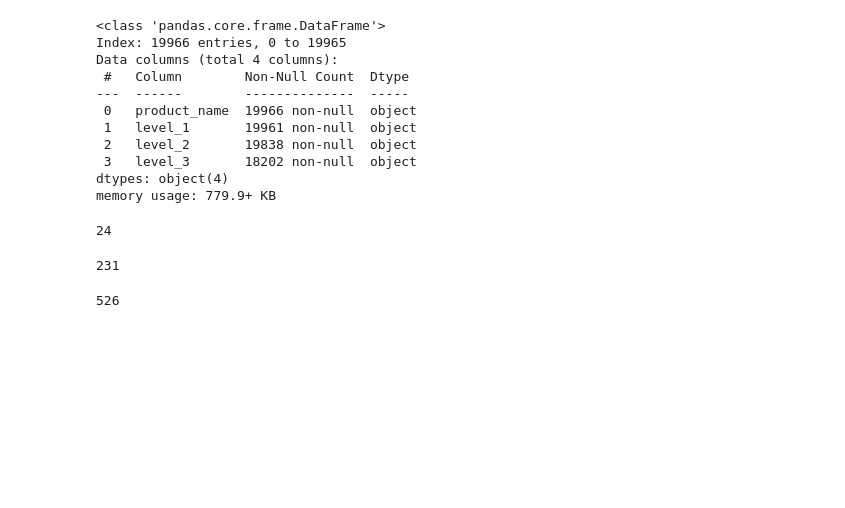
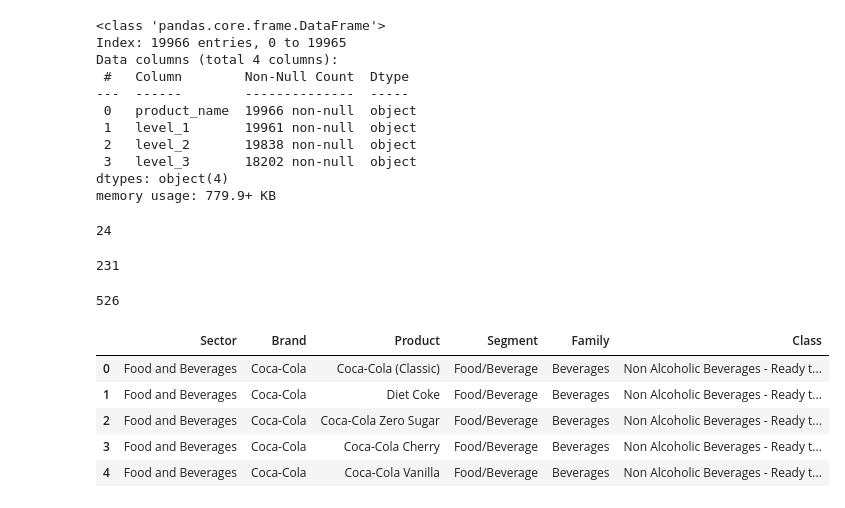
Before and after one commit to A11Veles/PC_Iter7, a Jupyter notebook: src/prepare_merged_datasets.ipynb, the cells around one changed output. Saved outputs shown, nothing was run; the diff lists cells and outputs as text; code cells hidden in the pictures; blank space fills up the shorter version.

```diff
--- a/src/prepare_merged_datasets.ipynb
+++ b/src/prepare_merged_datasets.ipynb
@@ -278,3 +295,21 @@ seoudi_df_l_3 = seoudi_df["level_3"].nunique()
 seoudi_df_l_3
 # %% [output]
 526
+# %%
+import chardet
+
+with open(BRAND_DB, 'rb') as f:
+    raw = f.read(100000)
+    result = chardet.detect(raw)
+
+enc = result['encoding']
+
+df = pd.read_csv(BRAND_DB, encoding=enc)
+df.head()
+# %% [output]
+|  | Sector | Brand | Product | Segment | Family | Class |
+| 0 | Food and Beverages | Coca-Cola | Coca-Cola (Classic) | Food/Beverage | Beverages | Non Alcoholic Beverages - Ready t... |
+| 1 | Food and Beverages | Coca-Cola | Diet Coke | Food/Beverage | Beverages | Non Alcoholic Beverages - Ready t... |
+| 2 | Food and Beverages | Coca-Cola | Coca-Cola Zero Sugar | Food/Beverage | Beverages | Non Alcoholic Beverages - Ready t... |
+| 3 | Food and Beverages | Coca-Cola | Coca-Cola Cherry | Food/Beverage | Beverages | Non Alcoholic Beverages - Ready t... |
+| 4 | Food and Beverages | Coca-Cola | Coca-Cola Vanilla | Food/Beverage | Beverages | Non Alcoholic Beverages - Ready t... |
```
Also changed, not shown: parts of 18 cells of this notebook, 5 other files.
